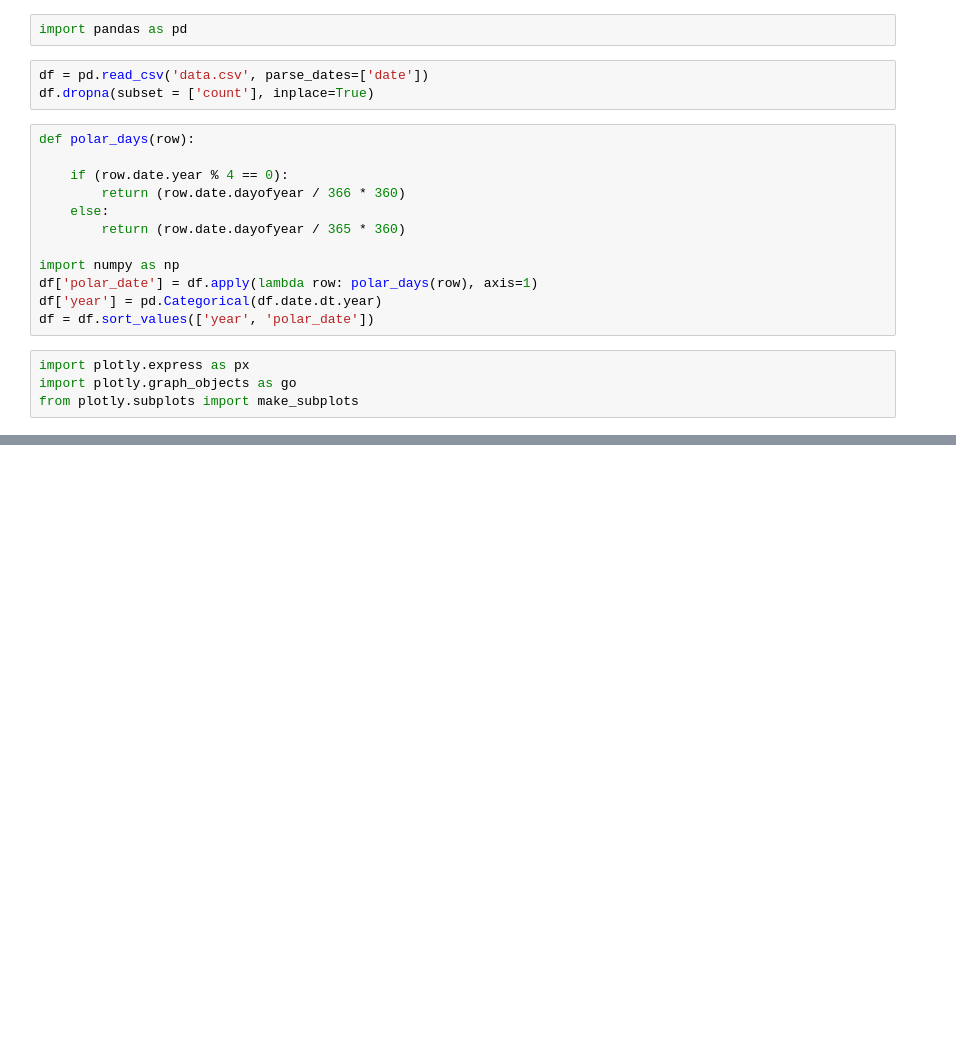
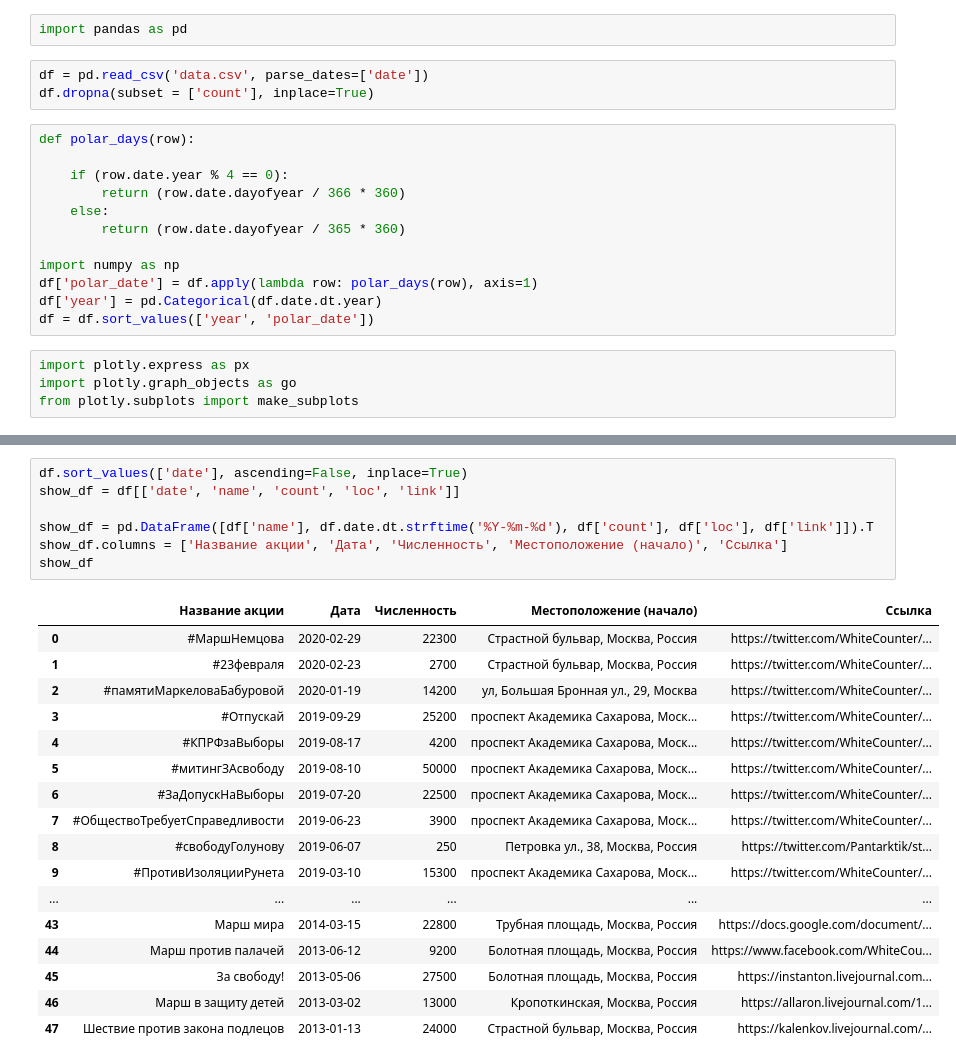
Before and after one commit to AntiDeprime/whitecounter, a Jupyter notebook: wc2.ipynb, the cells around one changed output, grey strips where cells are left out. Cells and saved outputs as stored; diff of their text form; blank space fills up the shorter version.

```diff
--- a/wc2.ipynb
+++ b/wc2.ipynb
@@ -90,0 +65,25 @@ fig.show()
+# %%
+df.sort_values(['date'], ascending=False, inplace=True)
+show_df = df[['date', 'name', 'count', 'loc', 'link']]
+
+show_df = pd.DataFrame([df['name'], df.date.dt.strftime('%Y-%m-%d'), df['count'], df['loc'], df['link']]).T
+show_df.columns = ['Название акции', 'Дата', 'Численность', 'Местоположение (начало)', 'Ссылка']
+show_df
+# %% [output]
+|  | Название акции | Дата | Численность | Местоположение (начало) | Ссылка |
+| 0 | #МаршНемцова | 2020-02-29 | 22300 | Страстной бульвар, Москва, Россия | https://twitter.com/WhiteCounter/... |
+| 1 | #23февраля | 2020-02-23 | 2700 | Страстной бульвар, Москва, Россия | https://twitter.com/WhiteCounter/... |
+| 2 | #памятиМаркеловаБабуровой | 2020-01-19 | 14200 | ул, Большая Бронная ул., 29, Москва | https://twitter.com/WhiteCounter/... |
+| 3 | #Отпускай | 2019-09-29 | 25200 | проспект Академика Сахарова, Моск... | https://twitter.com/WhiteCounter/... |
+| 4 | #КПРФзаВыборы | 2019-08-17 | 4200 | проспект Академика Сахарова, Моск... | https://twitter.com/WhiteCounter/... |
+| 5 | #митингЗАсвободу | 2019-08-10 | 50000 | проспект Академика Сахарова, Моск... | https://twitter.com/WhiteCounter/... |
+| 6 | #ЗаДопускНаВыборы | 2019-07-20 | 22500 | проспект Академика Сахарова, Моск... | https://twitter.com/WhiteCounter/... |
+| 7 | #ОбществоТребуетСправедливости | 2019-06-23 | 3900 | проспект Академика Сахарова, Моск... | https://twitter.com/WhiteCounter/... |
+| 8 | #свободуГолунову | 2019-06-07 | 250 | Петровка ул., 38, Москва, Россия | https://twitter.com/Pantarktik/st... |
+| 9 | #ПротивИзоляцииРунета | 2019-03-10 | 15300 | проспект Академика Сахарова, Моск... | https://twitter.com/WhiteCounter/... |
+| ... | ... | ... | ... | ... | ... |
+| 43 | Марш мира | 2014-03-15 | 22800 | Трубная площадь, Москва, Россия | https://docs.google.com/document/... |
+| 44 | Марш против палачей | 2013-06-12 | 9200 | Болотная площадь, Москва, Россия | https://www.facebook.com/WhiteCou... |
+| 45 | За свободу! | 2013-05-06 | 27500 | Болотная площадь, Москва, Россия | https://instanton.livejournal.com... |
+| 46 | Марш в защиту детей | 2013-03-02 | 13000 | Кропоткинская, Москва, Россия | https://allaron.livejournal.com/1... |
+| 47 | Шествие против закона подлецов | 2013-01-13 | 24000 | Страстной бульвар, Москва, Россия | https://kalenkov.livejournal.com/... |
```
Also changed, not shown: parts of 2 cells of this notebook, 7 other files.
